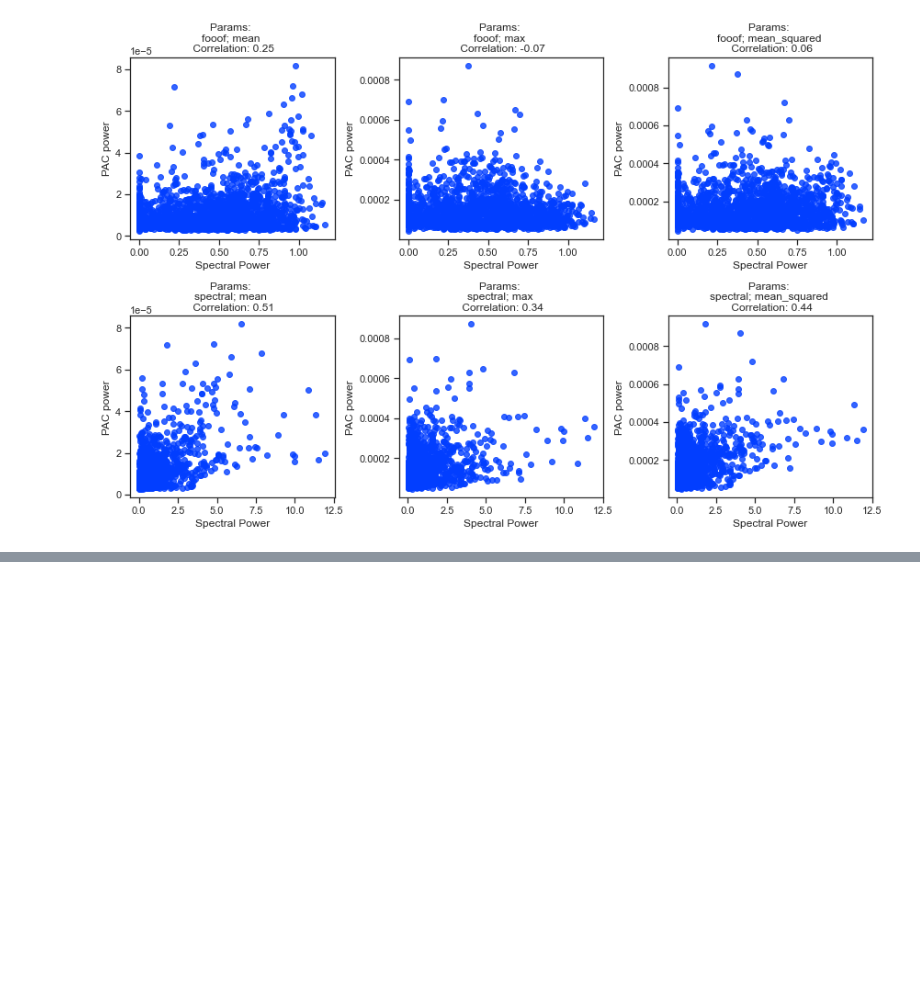
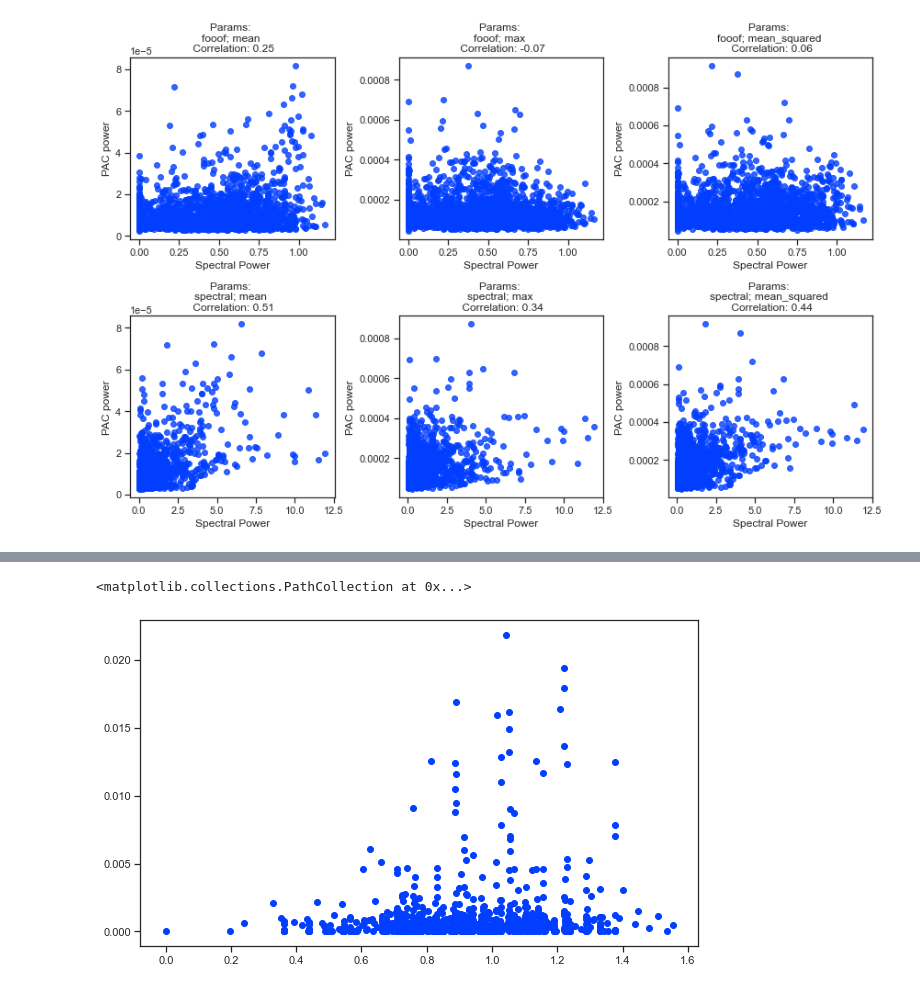
Before and after one commit to atimcenko/pac, a Jupyter notebook: dev_beta_pac_corr.ipynb, the cells around one changed output, grey strips where cells are left out. Saved outputs shown, nothing was run; the diff lists cells and outputs as text; code cells hidden in the pictures; blank space fills up the shorter version.

Commit message:
elaborated significantly on beta-pac correlation: spearman, linear model, pac power prediction and graph reconstruction

```diff
--- a/dev_beta_pac_corr.ipynb
+++ b/dev_beta_pac_corr.ipynb
@@ -508,0 +643,41 @@ plt.show()
+# %%
+%%time
+
+patient = p3
+
+pac_powers = []
+beta_powers = []
+hfo_powers = []
+
+conditions = [c for c in patient.conditions if ' 180sec' in c]
+
+for condition in tqdm(conditions, total=len(conditions)):
+    for pp in patient.placements:
+        # get spectral powers
+        lfp = patient.lfp[condition][pp]
+        beta_power = get_beta_power(lfp)
+        hfo_power = get_hfo_power(lfp)
+
+        for aa in patient.placements:
+
+            if not pac_exists(patient, condition, pp, aa):
+                continue
+
+            # Get PAC power
+            pac = patient.pac[condition][pp][aa]
+
+            ## getting only significant PAC + leaving only "clustered" entries
+            sig_pac = get_sig_pac(pac, significance=0.01, mask_lonely=True)
+
+            ## adjusting for different matrix shapes of cross-PACs
+            if pp != aa:
+                pac_power = compute_matrix_norm(sig_pac)
+            else:
+                beta10 = np.argmin(np.abs(pac.beta_freqs - 10))
+                beta35 = np.argmin(np.abs(pac.beta_freqs - 35))
+                hfo140 = np.argmin(np.abs(pac.hfo_freqs - 160))
+                pac_power = compute_matrix_norm(sig_pac[hfo140:, beta10:beta35 + 1])
+
+            beta_powers.append(beta_power)
+            hfo_powers.append(hfo_power)
+            pac_powers.append(pac_power)
@@ -508,0 +686,5 @@ plt.show()
+# %%
+plt.scatter(beta_powers, pac_powers)
+# %% [output]
+<matplotlib.collections.PathCollection at 0x...>
+[figure, added]
```
Also changed, not shown: parts of 65 cells of this notebook, 1 other file.
